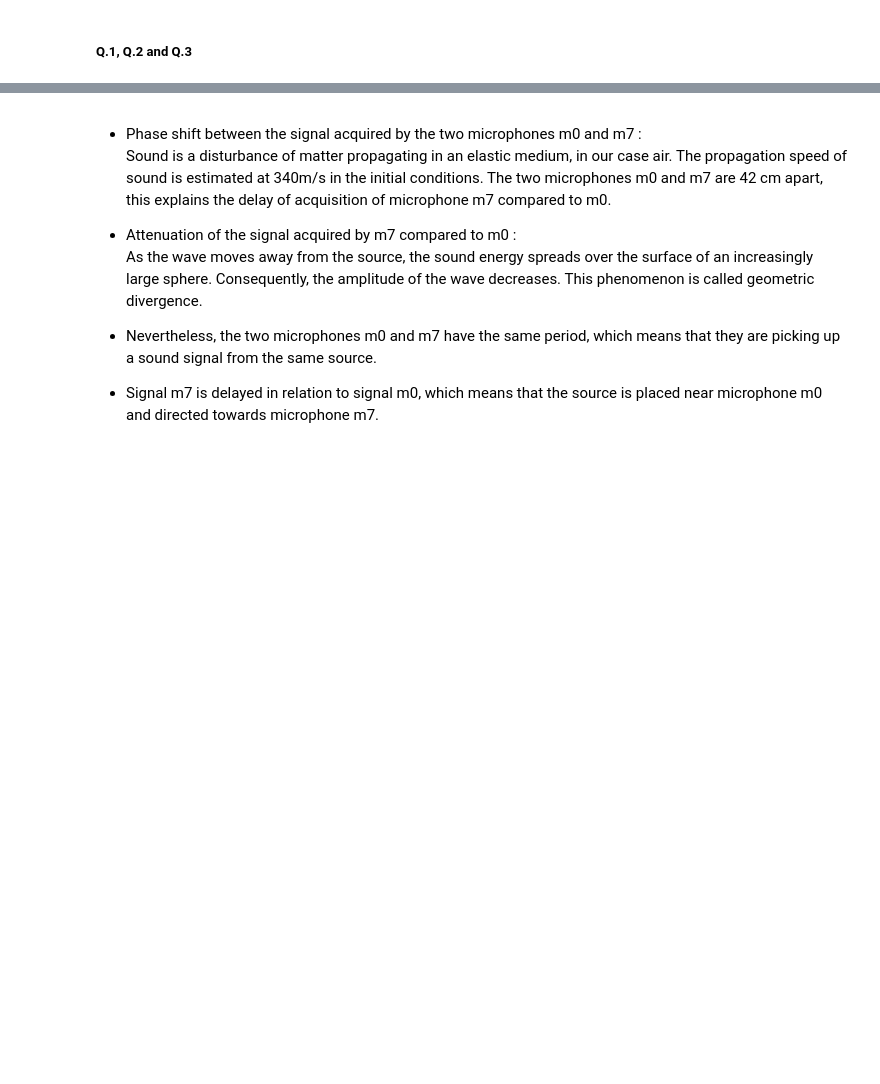
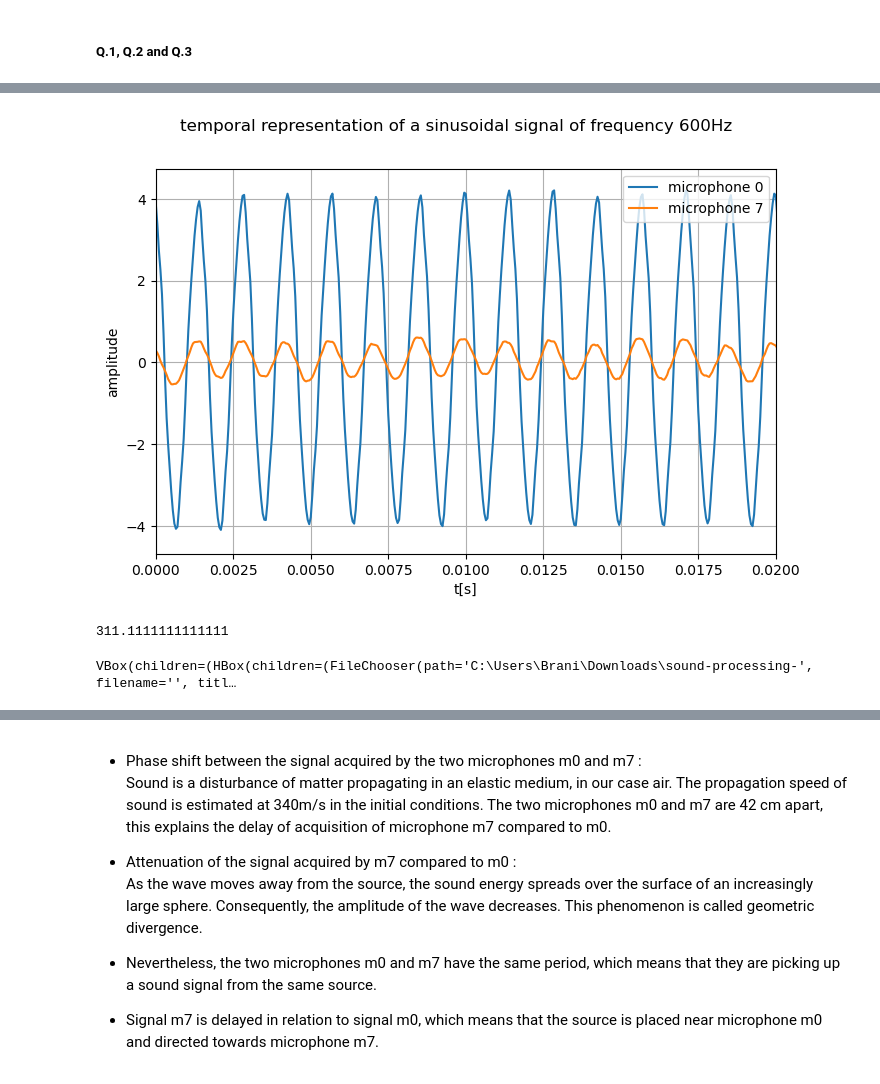
Before and after one commit to BranisGh/Sound-processing-Master-ISI-Sorbonne-University-, a Jupyter notebook: Son_TP01_BOUHAFS_GHOUL.ipynb, the cells around one changed output, grey strips where cells are left out. Drawn from its saved outputs; the diff is of its cells as text; code cells hidden in the pictures; blank space fills up the shorter version.

```diff
--- a/Son_TP01_BOUHAFS_GHOUL.ipynb
+++ b/Son_TP01_BOUHAFS_GHOUL.ipynb
@@ -159,0 +174,26 @@ display_time_signal(audio_buffer=m,
+# %%
+# Load acquisition and array parameters from the antenne variable, AFTER launching acquisition or play
+Fs = antenne.fs
+BLK = antenne.blocksize
+N = antenne.mems_nb
+d = antenne.interspace
+
+# Read an audio buffer
+m = antenne.read()
+# %%
+
+display_time_signal(audio_buffer=m,
+                    indexs_of_buffer=[0, 7],
+                    freq=600,
+                    xlim=(0.00, 0.02),
+                    title='temporal representation of a sinusoidal signal of frequency')
+# %% [output]
+[figure, added]
+# %%
+celirity(1.35*10**(-3))
+# %% [output]
+311.1111111111111
+# %%
+antenne=array('play') # When playing recorded files (can work without acquisition system)
+# %% [output]
+VBox(children=(HBox(children=(FileChooser(path='C:\Users\Brani\Downloads\sound-processing-', filename='', titl…
```
Also changed, not shown: parts of 18 cells of this notebook.
